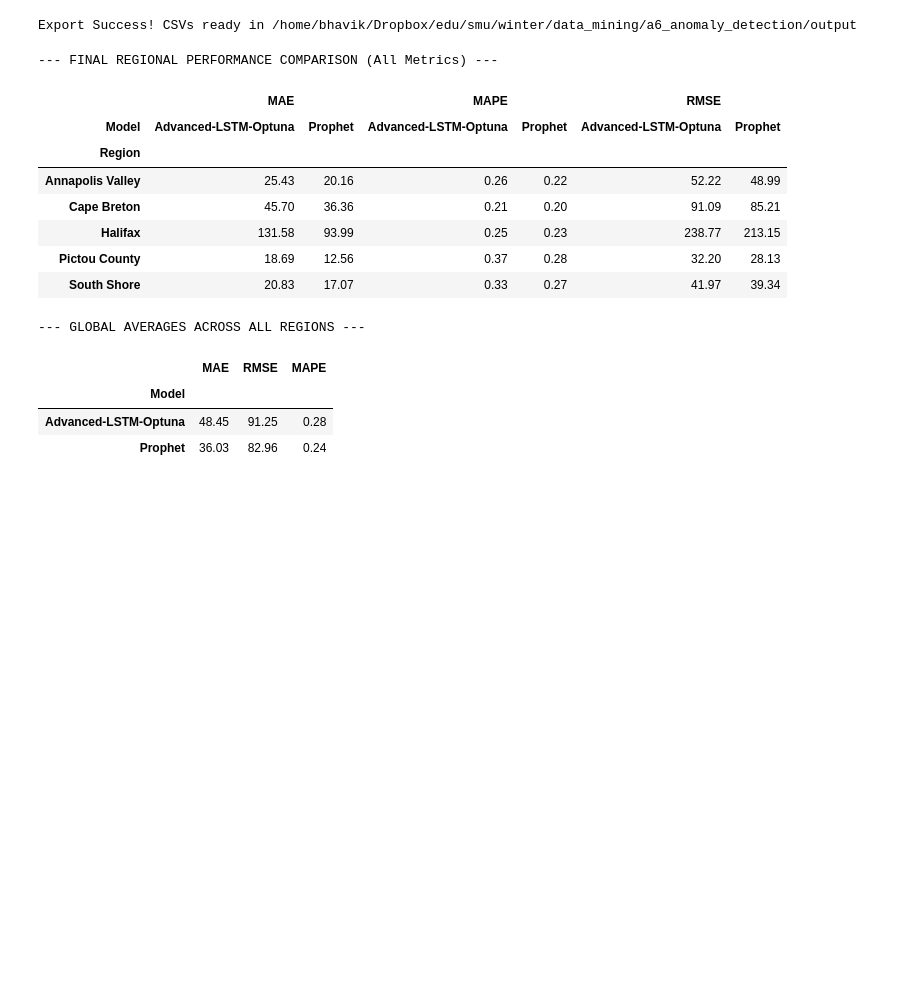
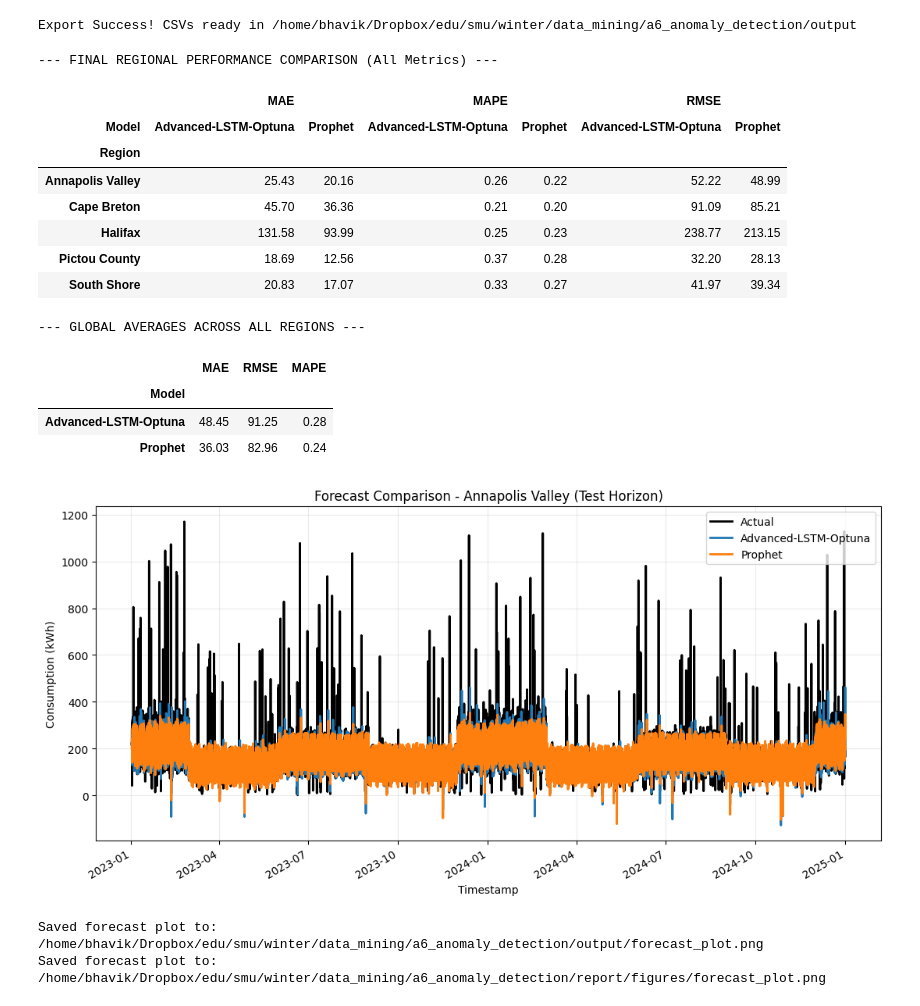
Before and after one commit to bhavik-knight/5580-a6-anomaly-detection-nsp, a Jupyter notebook: src/forecasting.ipynb, the cells around one changed output. Cells and saved outputs as stored; diff of their text form; code cells hidden in the pictures; blank space fills up the shorter version.

Commit message:
Finalize report, add forecast comparison figure, and update forecasting notebook

```diff
--- a/src/forecasting.ipynb
+++ b/src/forecasting.ipynb
@@ -635,6 +635,8 @@ print(f"Export Success! CSVs ready in {OUTPUT_DIR}")
 Export Success! CSVs ready in /home/bhavik/Dropbox/edu/smu/winter/data_mining/a6_anomaly_detection/output
 # %%
 import pandas as pd
+import matplotlib.pyplot as plt
+from pathlib import Path
 
 # 1. Combine Prophet and Tuned LSTM metrics
 # We remove 'Predictions' to keep the dataframe lightweight
@@ -649,30 +651,87 @@ summary_table = all_metrics_df.pivot_table(
     index='Region',
     columns='Model',
     values=['MAE', 'RMSE', 'MAPE']
 )
 
 # 4. Reorder columns so metrics are grouped together for easier reading
 summary_table = summary_table.reorder_levels([0, 1], axis=1).sort_index(axis=1)
 
 print("--- FINAL REGIONAL PERFORMANCE COMPARISON (All Metrics) ---")
 display(summary_table.style.format("{:.2f}").highlight_min(axis=1, color='lightgreen'))
 
 # 5. Global Model Averages (For a high-level "Executive Summary" view)
 print("\n--- GLOBAL AVERAGES ACROSS ALL REGIONS ---")
 global_avg = all_metrics_df.groupby('Model')[['MAE', 'RMSE', 'MAPE']].mean()
 display(global_avg.style.format("{:.2f}"))
+
+# 6. Build and save a forecast comparison plot for report use
+def _build_forecast_from_metrics(metrics_df, model_name):
+    rows = []
+    for _, r in metrics_df.iterrows():
+        reg = r['Region']
+        reg_df = df[df['region'] == reg].sort_values('timestamp')
+        preds = r['Predictions']
+        test_dates = reg_df['timestamp'].iloc[-len(preds):].values
+        rows.append(pd.DataFrame({
+            'ds': test_dates,
+            'yhat': preds,
+            'region': reg,
+            'model': model_name
+        }))
+    return pd.concat(rows, ignore_index=True)
+
+if 'forecast_final' not in globals() or forecast_final is None or len(forecast_final) == 0:
+    ff_prophet = _build_forecast_from_metrics(prophet_metrics_df, 'Prophet')
+    ff_lstm = _build_forecast_from_metrics(best_lstm_metrics_df, 'Advanced-LSTM-Optuna')
+    forecast_final = pd.concat([ff_prophet, ff_lstm], ignore_index=True)
+
+region_to_plot = sorted(forecast_final['region'].unique())[0]
+region_hist = df[df['region'] == region_to_plot].sort_values('timestamp')
+region_fc = forecast_final[forecast_final['region'] == region_to_plot].sort_values('ds')
+horizon = region_fc['ds'].nunique()
+actual_slice = region_hist.tail(horizon)
+
+fig, ax = plt.subplots(figsize=(11, 5.5))
+ax.plot(actual_slice['timestamp'], actual_slice['consumption_kwh'], label='Actual', color='black', linewidth=2)
+
+for model_name, g in region_fc.groupby('model'):
+    g = g.sort_values('ds')
+    ax.plot(g['ds'], g['yhat'], label=model_name, linewidth=2)
+
+ax.set_title(f'Forecast Comparison - {region_to_plot} (Test Horizon)')
+ax.set_xlabel('Timestamp')
+ax.set_ylabel('Consumption (kWh)')
+ax.legend()
+ax.grid(alpha=0.25)
+fig.autofmt_xdate()
+plt.tight_layout()
+
+# Save into output and report figures
+out_path = OUTPUT_DIR / 'forecast_plot.png'
+fig.savefig(out_path, dpi=300, bbox_inches='tight')
+report_fig_dir = ROOT_DIR / 'report' / 'figures'
+report_fig_dir.mkdir(parents=True, exist_ok=True)
+report_path = report_fig_dir / 'forecast_plot.png'
+fig.savefig(report_path, dpi=300, bbox_inches='tight')
+plt.show()
+
+print(f'Saved forecast plot to: {out_path}')
+print(f'Saved forecast plot to: {report_path}')
 # %% [output]
 --- FINAL REGIONAL PERFORMANCE COMPARISON (All Metrics) ---
 |  | MAE |  | MAPE |  | RMSE |  |
 | Model | Advanced-LSTM-Optuna | Prophet | Advanced-LSTM-Optuna | Prophet | Advanced-LSTM-Optuna | Prophet |
 | Region |  |  |  |  |  |  |
 | Annapolis Valley | 25.43 | 20.16 | 0.26 | 0.22 | 52.22 | 48.99 |
 | Cape Breton | 45.70 | 36.36 | 0.21 | 0.20 | 91.09 | 85.21 |
 | Halifax | 131.58 | 93.99 | 0.25 | 0.23 | 238.77 | 213.15 |
 | Pictou County | 18.69 | 12.56 | 0.37 | 0.28 | 32.20 | 28.13 |
 | South Shore | 20.83 | 17.07 | 0.33 | 0.27 | 41.97 | 39.34 |
 --- GLOBAL AVERAGES ACROSS ALL REGIONS ---
 |  | MAE | RMSE | MAPE |
 | Model |  |  |  |
 | Advanced-LSTM-Optuna | 48.45 | 91.25 | 0.28 |
 | Prophet | 36.03 | 82.96 | 0.24 |
+[figure, added]
+Saved forecast plot to: /home/bhavik/Dropbox/edu/smu/winter/data_mining/a6_anomaly_detection/output/forecast_plot.png
+Saved forecast plot to: /home/bhavik/Dropbox/edu/smu/winter/data_mining/a6_anomaly_detection/report/figures/forecast_plot.png
```
Also changed, not shown: 36 other files.
